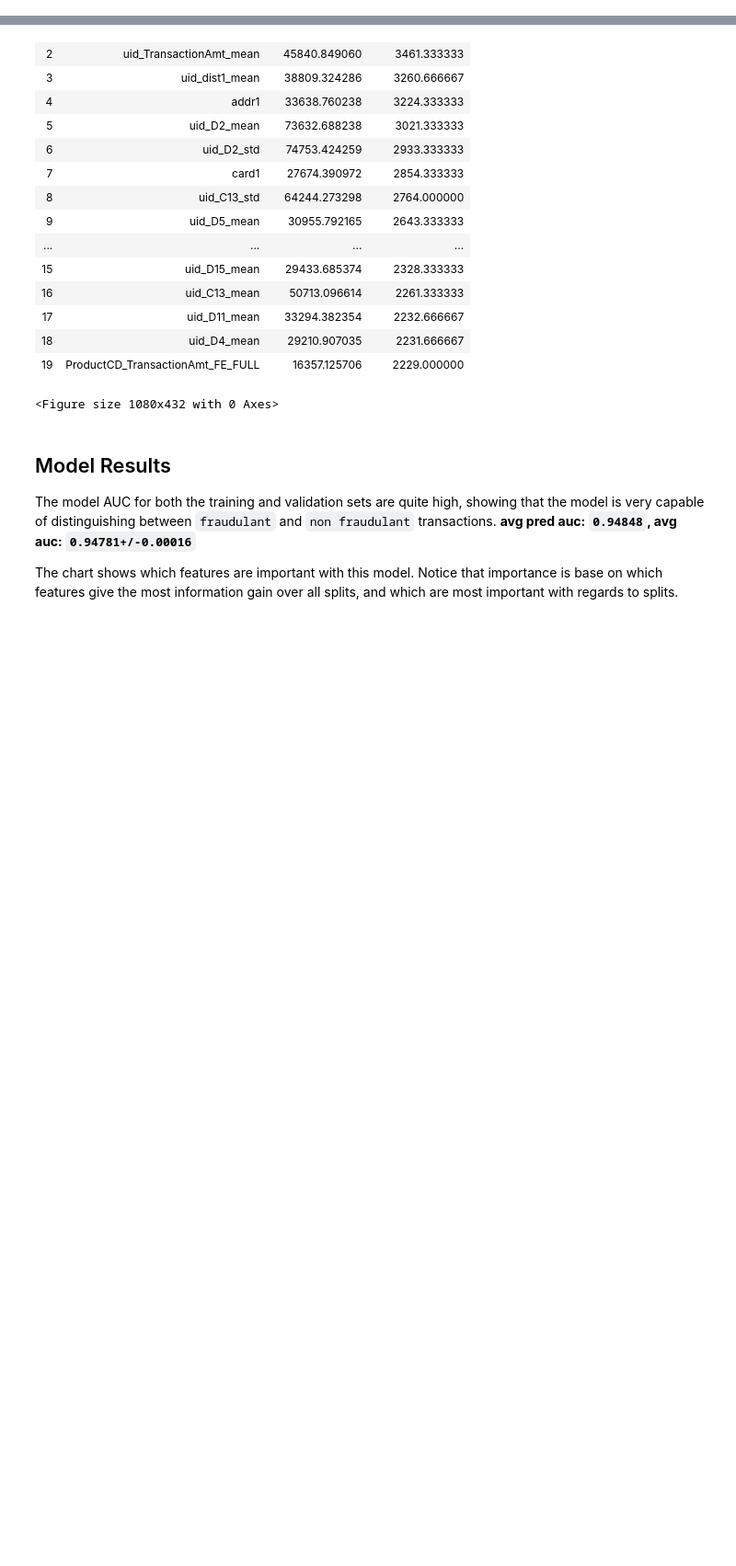
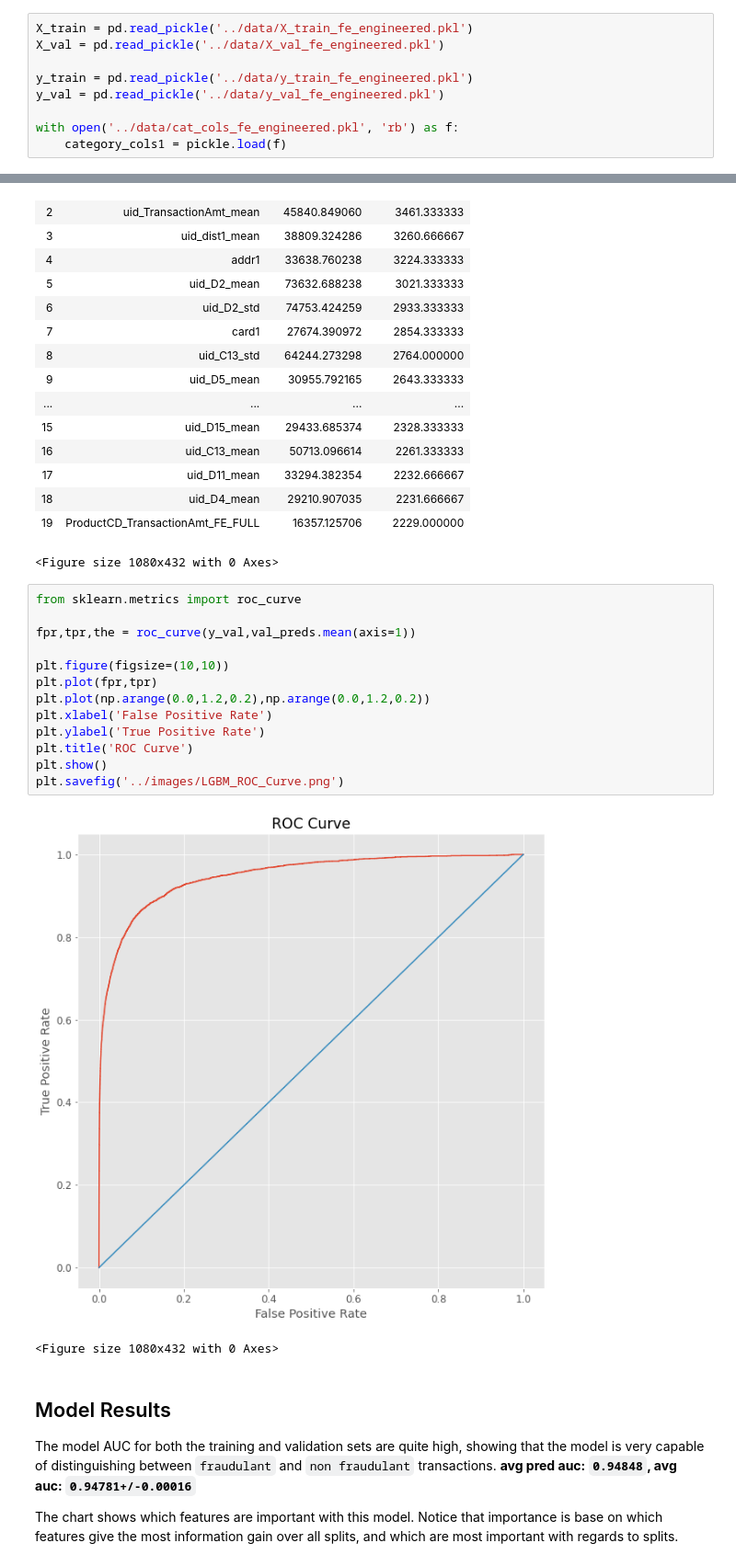
Before and after one commit to bigalh94/IEEE-CIS-Fraud-Detection, a Jupyter notebook: notebooks/LightGBM Model.ipynb, the cells around one changed output, grey strips where cells are left out. Shown at 92% size. Drawn from its saved outputs; the diff is of its cells as text; blank space fills up the shorter version.

```diff
--- a/notebooks/LightGBM Model.ipynb
+++ b/notebooks/LightGBM Model.ipynb
@@ -152,3 +153,12 @@ X_train.head(3)
+# %%
+X_train = pd.read_pickle('../data/X_train_fe_engineered.pkl')
+X_val = pd.read_pickle('../data/X_val_fe_engineered.pkl')
+
+y_train = pd.read_pickle('../data/y_train_fe_engineered.pkl')
+y_val = pd.read_pickle('../data/y_val_fe_engineered.pkl')
+
+with open('../data/cat_cols_fe_engineered.pkl', 'rb') as f:
+    category_cols1 = pickle.load(f)
 # %% [markdown]
 ## Model the data using LightGBM
 # %%
@@ -190,6 +200,22 @@ avg pred auc: 0.94848, avg auc: 0.94781+/-0.00016, avg best iteration: 1265
 | 18 | uid_D4_mean | 29210.907035 | 2231.666667 |
 | 19 | ProductCD_TransactionAmt_FE_FULL | 16357.125706 | 2229.000000 |
 <Figure size 1080x432 with 0 Axes>
+# %%
+from sklearn.metrics import roc_curve
+
+fpr,tpr,the = roc_curve(y_val,val_preds.mean(axis=1))
+
+plt.figure(figsize=(10,10))
+plt.plot(fpr,tpr)
+plt.plot(np.arange(0.0,1.2,0.2),np.arange(0.0,1.2,0.2))
+plt.xlabel('False Positive Rate')
+plt.ylabel('True Positive Rate')
+plt.title('ROC Curve')
+plt.show()
+plt.savefig('../images/LGBM_ROC_Curve.png')
+# %% [output]
+[figure, added]
+<Figure size 1080x432 with 0 Axes>
 # %% [markdown]
 ## Model Results
 The model AUC for both the training and validation sets are quite high, showing that the model is very capable of distinguishing between `fraudulant` and `non fraudulant` transactions.
```
Also changed, not shown: parts of 9 cells of this notebook, 27 other files.
